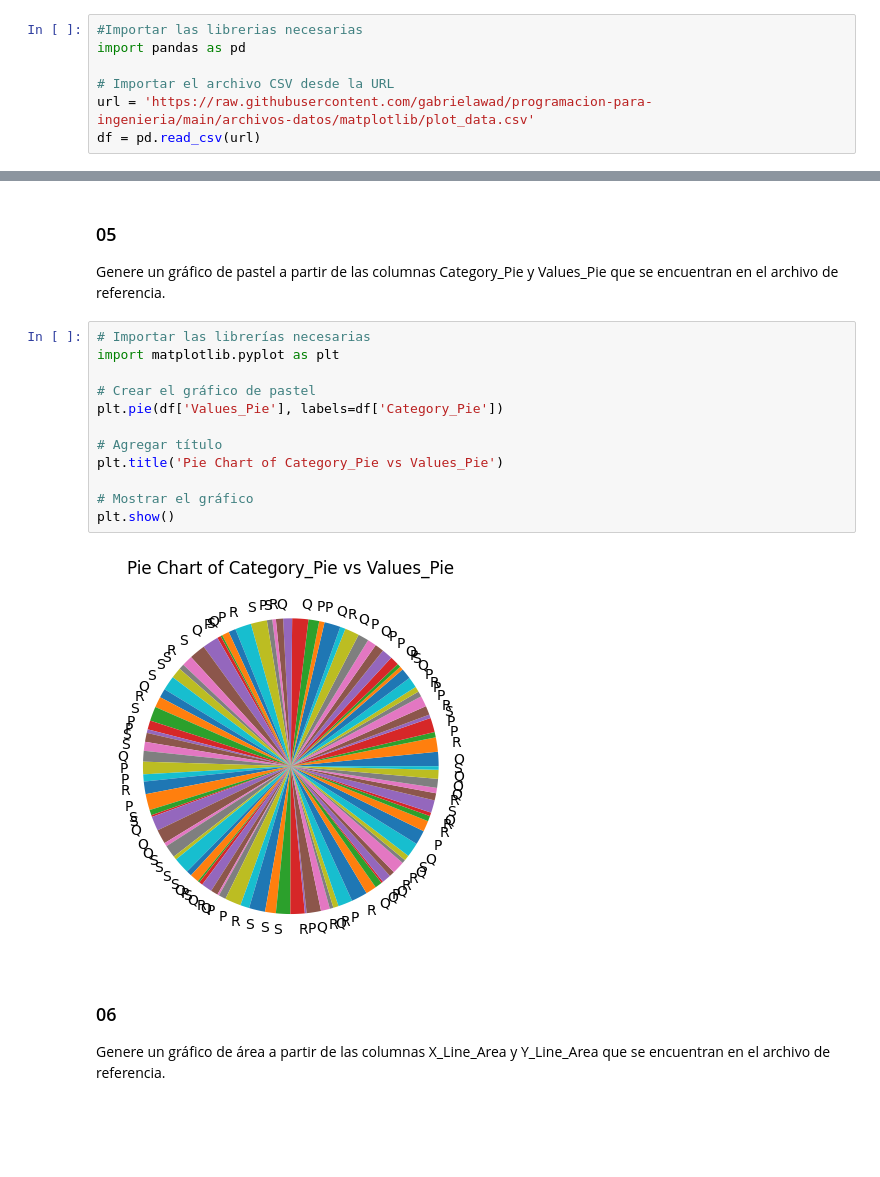
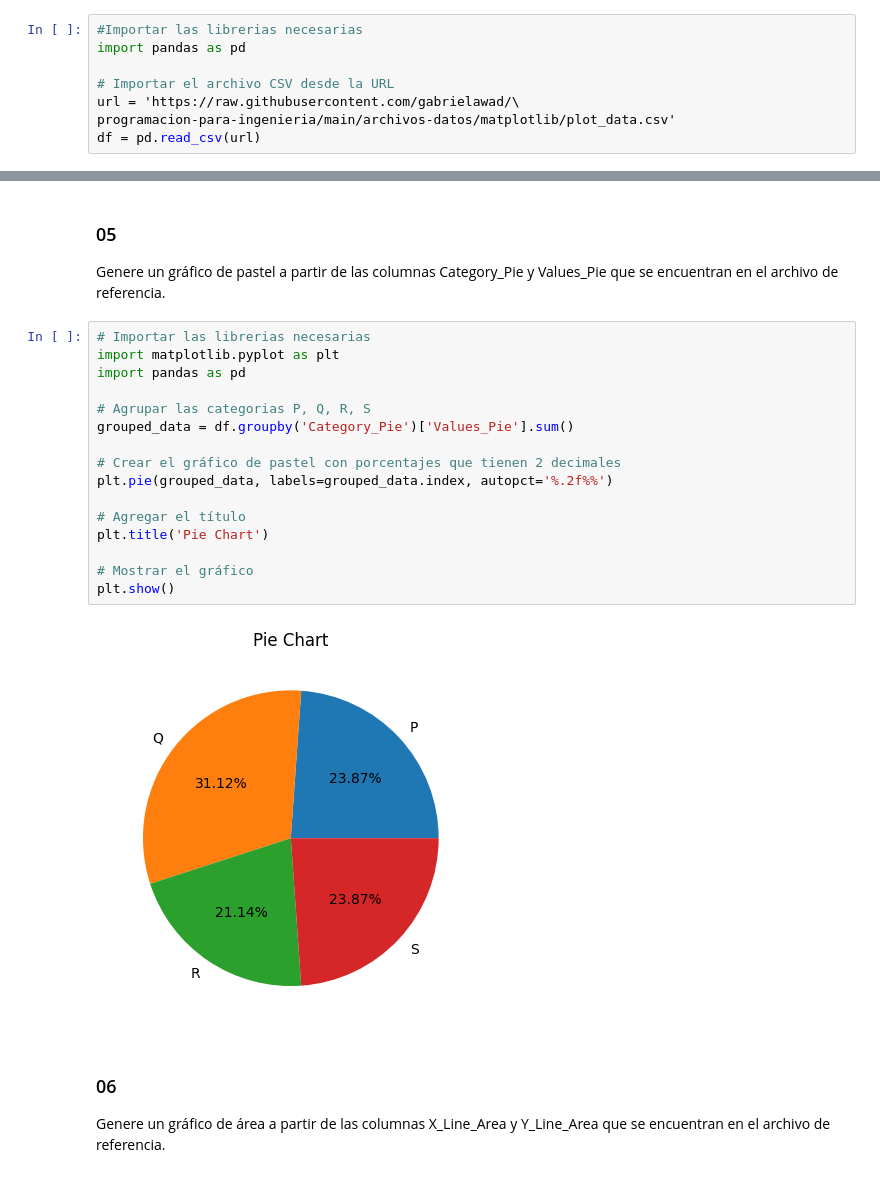
Before and after one commit to jgrajalesa/Talleres_PPI, a Jupyter notebook: Taller_04_Matplotlib.ipynb, the cells around one changed output, grey strips where cells are left out. Cells and saved outputs as stored; diff of their text form; blank space fills up the shorter version.

```diff
--- a/Taller_04_Matplotlib.ipynb
+++ b/Taller_04_Matplotlib.ipynb
@@ -762,7 +762,8 @@ Utilice el archivo [plot_data.csv](https://github.com/gabrielawad/programacion-p
 import pandas as pd
 
 # Importar el archivo CSV desde la URL
-url = 'https://raw.githubusercontent.com/gabrielawad/programacion-para-ingenieria/main/archivos-datos/matplotlib/plot_data.csv'
+url = 'https://raw.githubusercontent.com/gabrielawad/\
+programacion-para-ingenieria/main/archivos-datos/matplotlib/plot_data.csv'
 df = pd.read_csv(url)
 # %% [markdown]
 ### 00
@@ -862,19 +863,23 @@ plt.show()
 ### 05
 Genere un gráfico de pastel a partir de las columnas Category_Pie y Values_Pie que se encuentran en el archivo de referencia.
 # %%
-# Importar las librerías necesarias
+# Importar las librerias necesarias
 import matplotlib.pyplot as plt
+import pandas as pd
 
-# Crear el gráfico de pastel
-plt.pie(df['Values_Pie'], labels=df['Category_Pie'])
+# Agrupar las categorias P, Q, R, S
+grouped_data = df.groupby('Category_Pie')['Values_Pie'].sum()
 
-# Agregar título
-plt.title('Pie Chart of Category_Pie vs Values_Pie')
+# Crear el gráfico de pastel con porcentajes que tienen 2 decimales
+plt.pie(grouped_data, labels=grouped_data.index, autopct='%.2f%%')
+
+# Agregar el título
+plt.title('Pie Chart')
 
 # Mostrar el gráfico
 plt.show()
 # %% [output]
-[figure, old version]
+[figure, new version]
 # %% [markdown]
 ### 06
 Genere un gráfico de área a partir de las columnas X_Line_Area y Y_Line_Area que se encuentran en el archivo de referencia.
```
Also changed, not shown: parts of 2 cells of this notebook.
